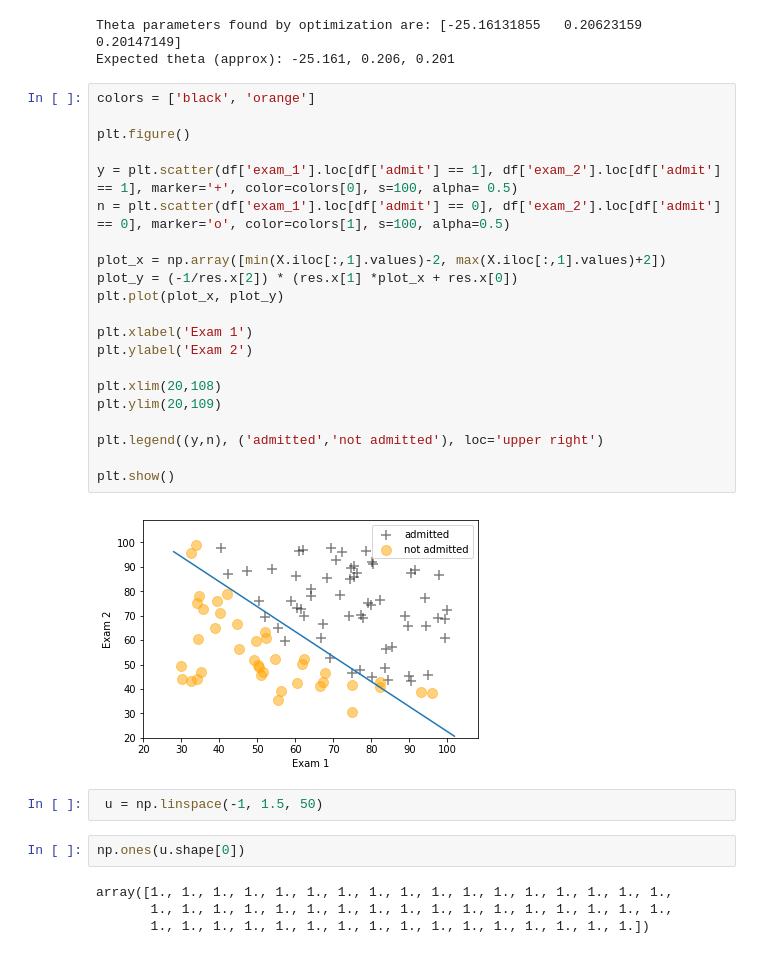
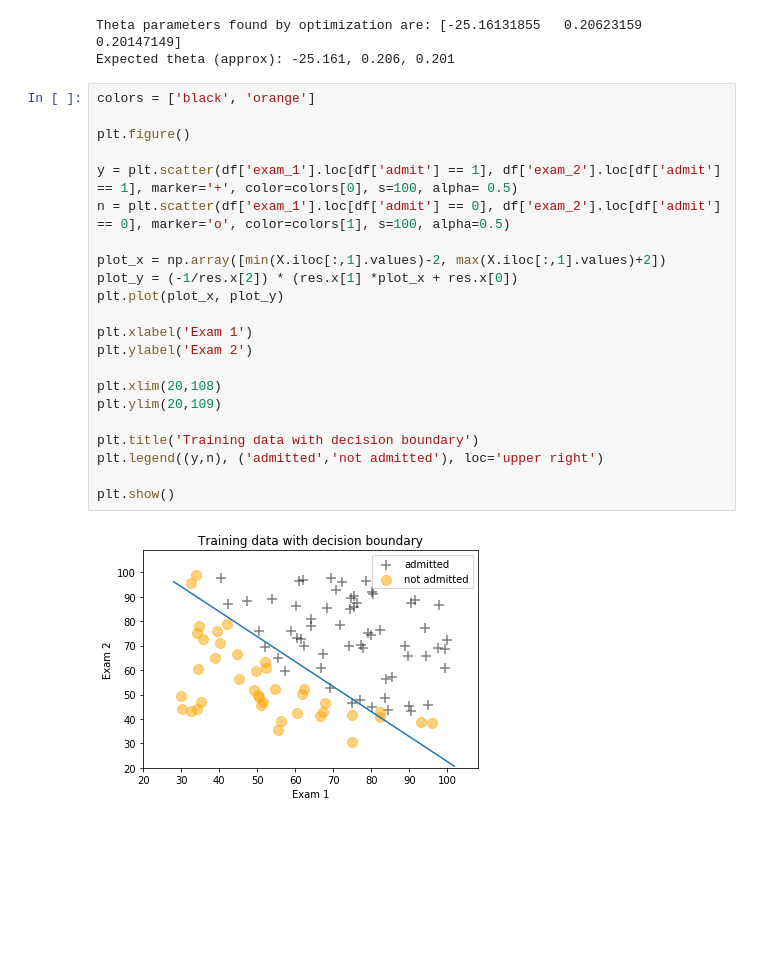
Before and after one commit to vrategov/Machine-Learning, a Jupyter notebook: Week 3/Ex2.ipynb, the cells around one changed output. Saved outputs shown, nothing was run; the diff lists cells and outputs as text; blank space fills up the shorter version.

Commit message:
optimization and decision boundary

```diff
--- a/Week 3/Ex2.ipynb
+++ b/Week 3/Ex2.ipynb
@@ -195,31 +195,24 @@ Expected theta (approx): -25.161, 0.206, 0.201
 # %%
 colors = ['black', 'orange']
 
 plt.figure()
 
 y = plt.scatter(df['exam_1'].loc[df['admit'] == 1], df['exam_2'].loc[df['admit'] == 1], marker='+', color=colors[0], s=100, alpha= 0.5)
 n = plt.scatter(df['exam_1'].loc[df['admit'] == 0], df['exam_2'].loc[df['admit'] == 0], marker='o', color=colors[1], s=100, alpha=0.5)
 
 plot_x = np.array([min(X.iloc[:,1].values)-2, max(X.iloc[:,1].values)+2])
 plot_y = (-1/res.x[2]) * (res.x[1] *plot_x + res.x[0])
 plt.plot(plot_x, plot_y)
 
 plt.xlabel('Exam 1')
 plt.ylabel('Exam 2')
 
 plt.xlim(20,108)
 plt.ylim(20,109)
 
+plt.title('Training data with decision boundary')
 plt.legend((y,n), ('admitted','not admitted'), loc='upper right')
 
 plt.show()
 # %% [output]
-[figure, old version]
+[figure, new version]
-# %%
- u = np.linspace(-1, 1.5, 50)
-# %%
-np.ones(u.shape[0])
-# %% [output]
-array([1., 1., 1., 1., 1., 1., 1., 1., 1., 1., 1., 1., 1., 1., 1., 1., 1.,
-       1., 1., 1., 1., 1., 1., 1., 1., 1., 1., 1., 1., 1., 1., 1., 1., 1.,
-       1., 1., 1., 1., 1., 1., 1., 1., 1., 1., 1., 1., 1., 1., 1., 1.])
```
Also changed, not shown: parts of 1 cell of this notebook.
